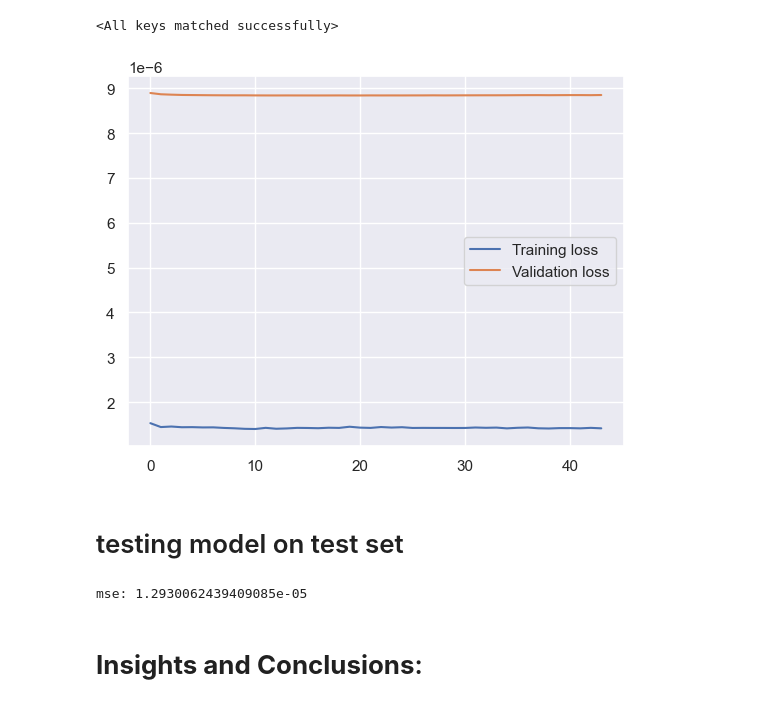
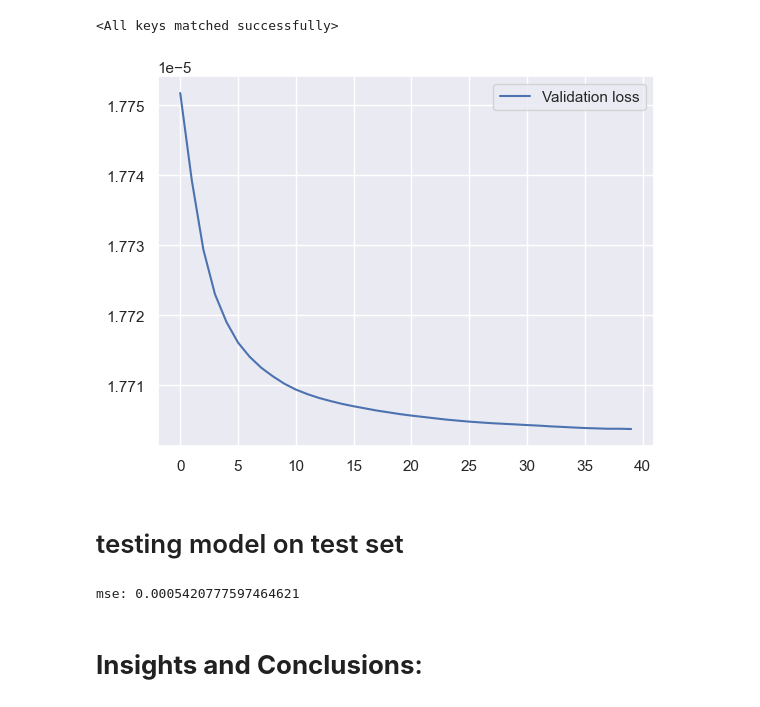
Before and after one commit to LamarTheQB/data_science_case_study, a Jupyter notebook: final_ntbk.ipynb, the cells around one changed output. Saved outputs shown, nothing was run; the diff lists cells and outputs as text; code cells hidden in the pictures.

```diff
--- a/final_ntbk.ipynb
+++ b/final_ntbk.ipynb
@@ -337,14 +337,14 @@ model = nn.Sequential(
     nn.Linear(6, 1)
 ).float()
 # %%
-n_epochs = 100
-batch_size = 10
+n_epochs = 40
+batch_size = 20
 # %% [markdown]
 ### train model using train and validation datasets
 # %%
 # loss function and optimizer
 loss_fn = nn.MSELoss()  # mean square error
-optimizer = optim.Adam(model.parameters(), lr=0.0001)
+optimizer = optim.Adam(model.parameters(), lr=0.00001)
 
 # # train-test split of the dataset
 # X_train, X_test, y_train, y_test = train_test_split(x, y, train_size=0.7, shuffle=True)
@@ -354,11 +354,12 @@ optimizer = optim.Adam(model.parameters(), lr=0.0001)
 # y_test = torch.tensor(y_test, dtype=torch.float32).reshape(-1, 1)
 
 train_size = int(0.8 * len(encoded_data))
-test_size = int(0.1 * len(encoded_data) + 1)
-val_size = int(0.1 * len(encoded_data) + 1)
+test_size = int(0.09 * len(encoded_data))
+val_size = int(0.09 * len(encoded_data))
+analysis_size = int(0.02 * len(encoded_data) + 1)
 
 
-train_set, test_set, val_set = torch.utils.data.random_split(encoded_data, [train_size, test_size, val_size])
+train_set, test_set, val_set, analysis_set = torch.utils.data.random_split(encoded_data, [train_size, test_size, val_size, analysis_size])
 
 x_train = encoded_data.iloc[list(train_set.indices)]
 y_train = x_train['price'].values.reshape(-1, 1)
@@ -480,12 +480,12 @@ model.load_state_dict(best_model)
 <All keys matched successfully>
 # %%
 # Plot the training and validation loss
-plt.plot(range(eval_epochs), loss_store, label='Training loss')
+# plt.plot(range(eval_epochs), loss_store, label='Training loss')
 plt.plot(range(eval_epochs), mse_store, label='Validation loss')
 plt.legend()
 plt.show()
 # %% [output]
-[figure, old version]
+[figure, new version]
 # %% [markdown]
 # testing model on test set
 # %%
@@ -519,7 +519,7 @@ mse_loss = nn.MSELoss()
 mse = mse_loss(preds, y_test)
 print(f"mse: {mse}")
 # %% [output]
-mse: 1.2930062439409085e-05
+mse: 0.0005420777597464621
 # %% [markdown]
 # **Insights and Conclusions**:
 # %% [markdown]
```
Also changed, not shown: parts of 1 cell of this notebook.
